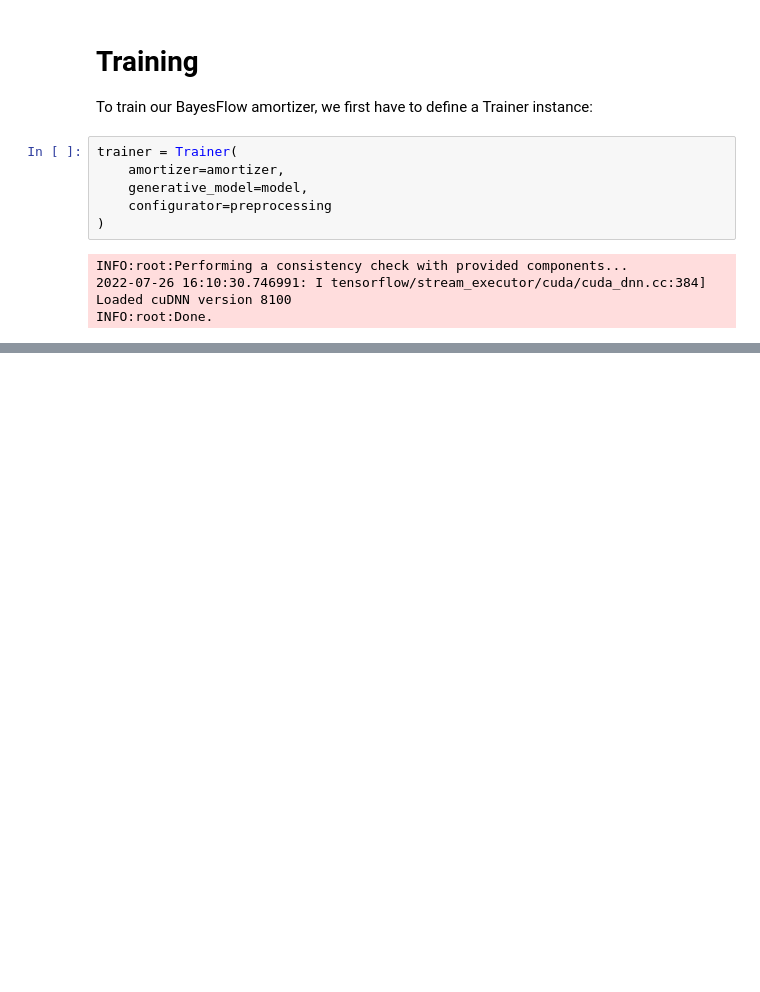
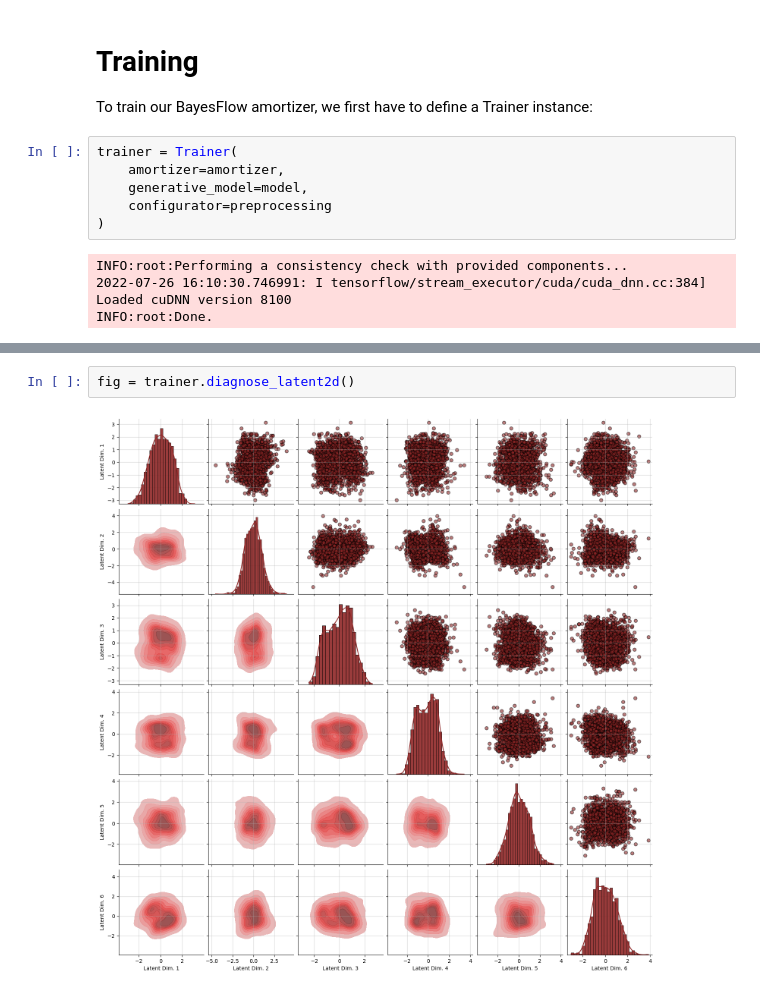
Before and after one commit to stefanradev93/BayesFlow, a Jupyter notebook: docs/source/tutorial_notebooks/Linear ODE system.ipynb, the cells around one changed output, grey strips where cells are left out. Saved outputs shown, nothing was run; the diff lists cells and outputs as text; blank space fills up the shorter version.

Commit message:
implement latent space z visualization

```diff
--- a/docs/source/tutorial_notebooks/Linear ODE system.ipynb
+++ b/docs/source/tutorial_notebooks/Linear ODE system.ipynb
@@ -306,0 +311,4 @@ fig = diag.plot_losses(losses)
+# %%
+fig = trainer.diagnose_latent2d()
+# %% [output]
+[figure, added]
```
Also changed, not shown: parts of 13 cells of this notebook.
